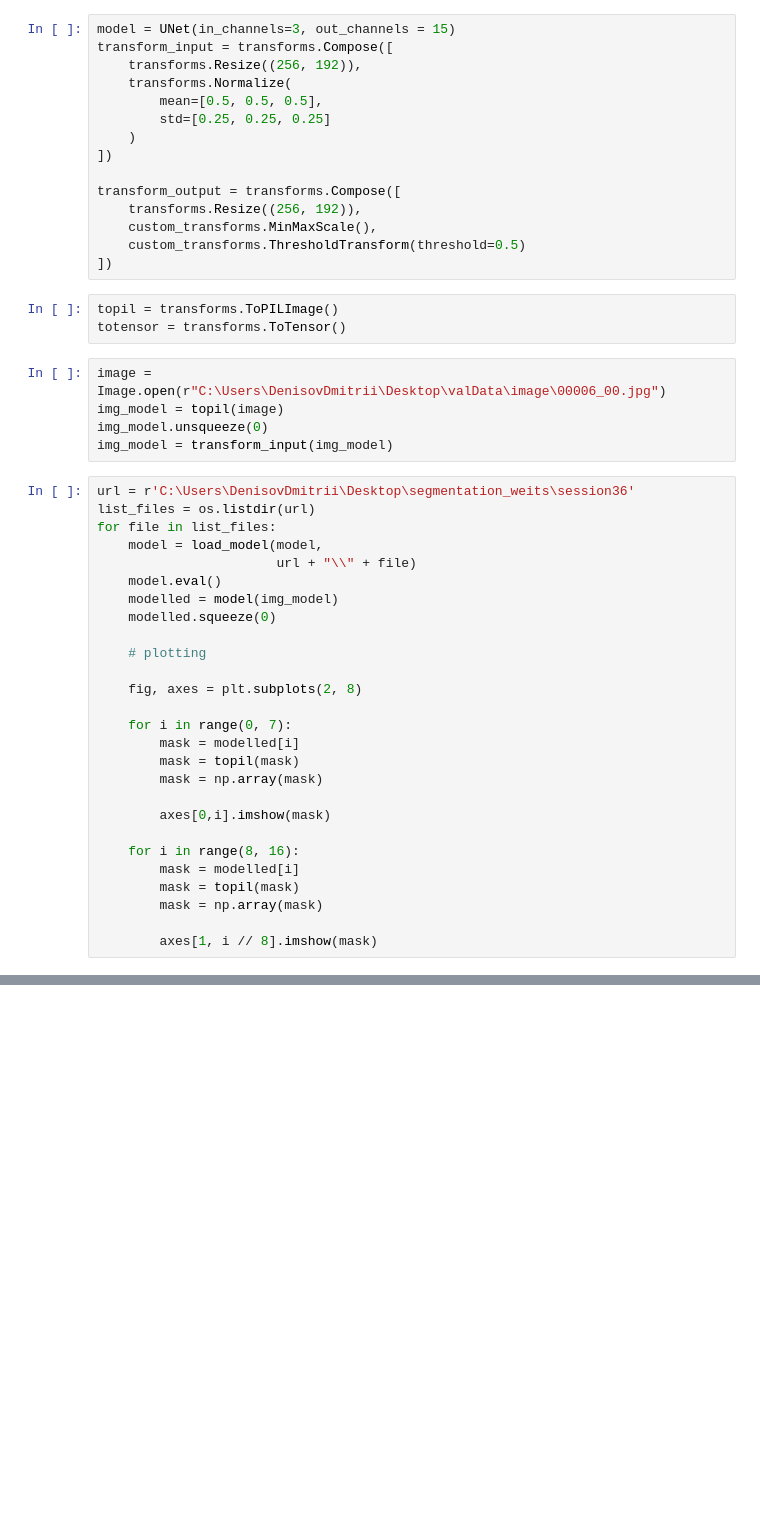
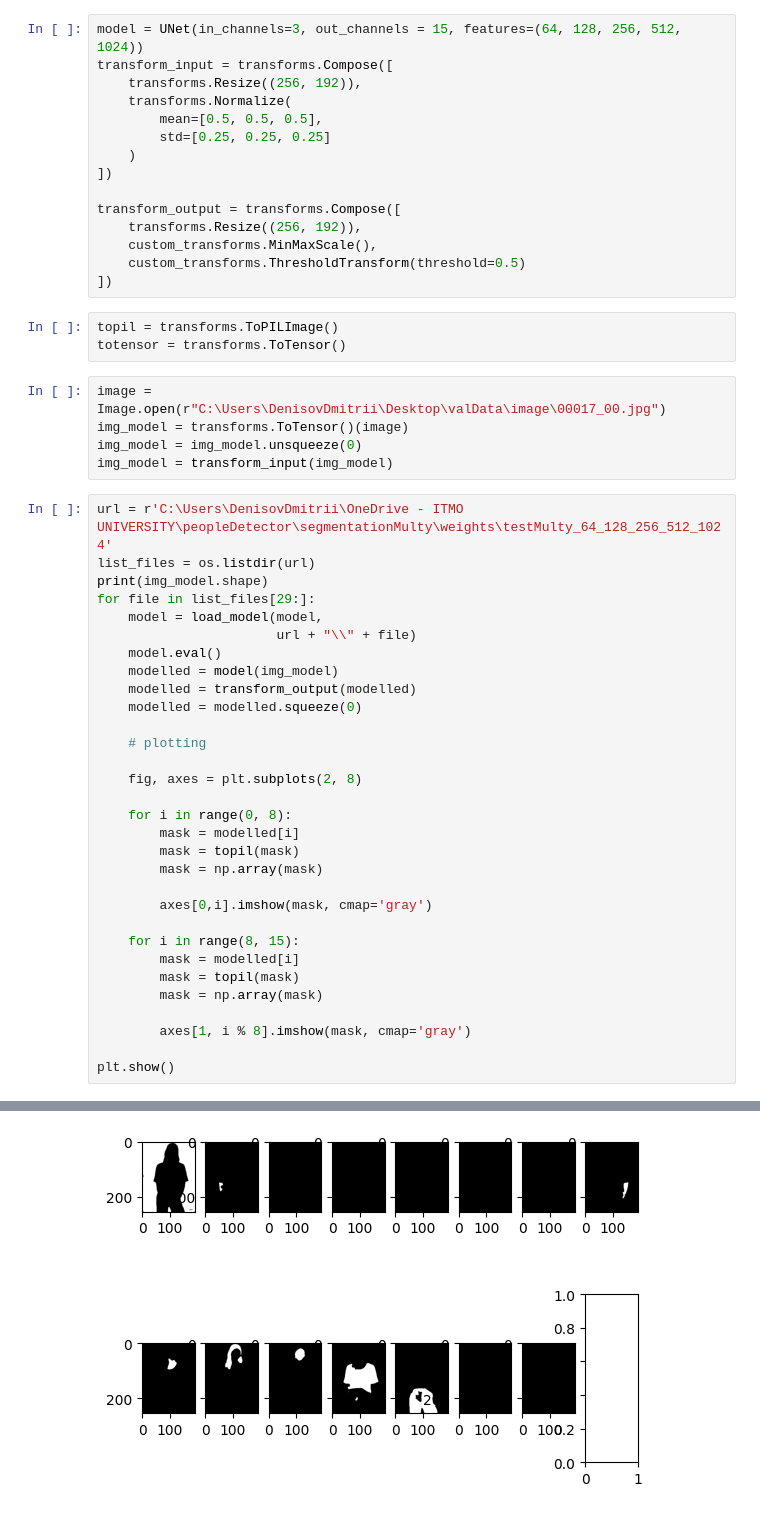
Before and after one commit to EgorProkopov/SMBackEnd, a Jupyter notebook: LookGenerator/networks_training/checking_model.ipynb, the cells around one changed output, grey strips where cells are left out. Drawn from its saved outputs; the diff is of its cells as text; blank space fills up the shorter version.

Commit message:
try to learn person_segmentation.ipynb

```diff
--- a/LookGenerator/networks_training/checking_model.ipynb
+++ b/LookGenerator/networks_training/checking_model.ipynb
@@ -11,7 +11,7 @@ from LookGenerator.networks.segmentation import UNet, train_unet
 from LookGenerator.networks.utils import load_model
 import LookGenerator.datasets.transforms as custom_transforms
 # %%
-model = UNet(in_channels=3, out_channels = 15)
+model = UNet(in_channels=3, out_channels = 15, features=(64, 128, 256, 512, 1024))
 transform_input = transforms.Compose([
     transforms.Resize((256, 192)),
     transforms.Normalize(
@@ -29,34 +29,39 @@ transform_output = transforms.Compose([
 topil = transforms.ToPILImage()
 totensor = transforms.ToTensor()
 # %%
-image = Image.open(r"C:\Users\DenisovDmitrii\Desktop\valData\image\00006_00.jpg")
-img_model = topil(image)
-img_model.unsqueeze(0)
+image = Image.open(r"C:\Users\DenisovDmitrii\Desktop\valData\image\00017_00.jpg")
+img_model = transforms.ToTensor()(image)
+img_model = img_model.unsqueeze(0)
 img_model = transform_input(img_model)
 # %%
-url = r'C:\Users\DenisovDmitrii\Desktop\segmentation_weits\session36'
+url = r'C:\Users\DenisovDmitrii\OneDrive - ITMO UNIVERSITY\peopleDetector\segmentationMulty\weights\testMulty_64_128_256_512_1024'
 list_files = os.listdir(url)
-for file in list_files:
+print(img_model.shape)
+for file in list_files[29:]:
     model = load_model(model,
                        url + "\\" + file)
     model.eval()
     modelled = model(img_model)
-    modelled.squeeze(0)
+    modelled = transform_output(modelled)
+    modelled = modelled.squeeze(0)
 
     # plotting
 
     fig, axes = plt.subplots(2, 8)
 
-    for i in range(0, 7):
+    for i in range(0, 8):
         mask = modelled[i]
         mask = topil(mask)
         mask = np.array(mask)
 
-        axes[0,i].imshow(mask)
+        axes[0,i].imshow(mask, cmap='gray')
 
-    for i in range(8, 16):
+    for i in range(8, 15):
         mask = modelled[i]
         mask = topil(mask)
         mask = np.array(mask)
 
-        axes[1, i // 8].imshow(mask)
+        axes[1, i % 8].imshow(mask, cmap='gray')
+
+plt.show()
+# %% [output]
@@ -63,2 +69,3 @@ for file in list_files:
+[figure, added]
 # %%
 list_files
```
Also changed, not shown: parts of 2 cells of this notebook, 2 other files.
